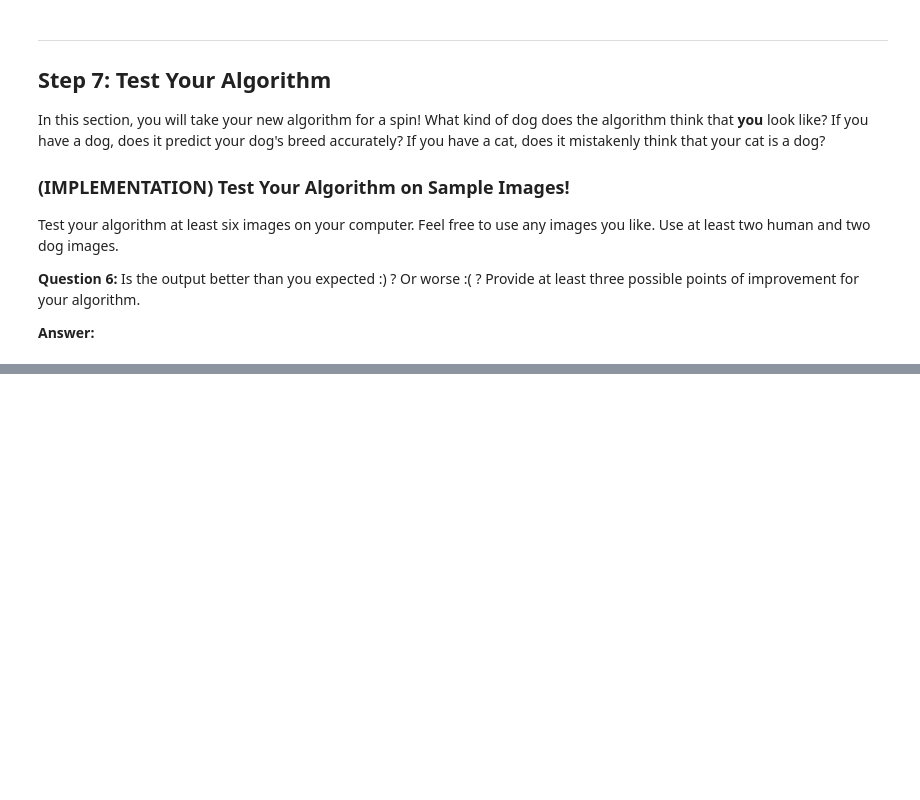
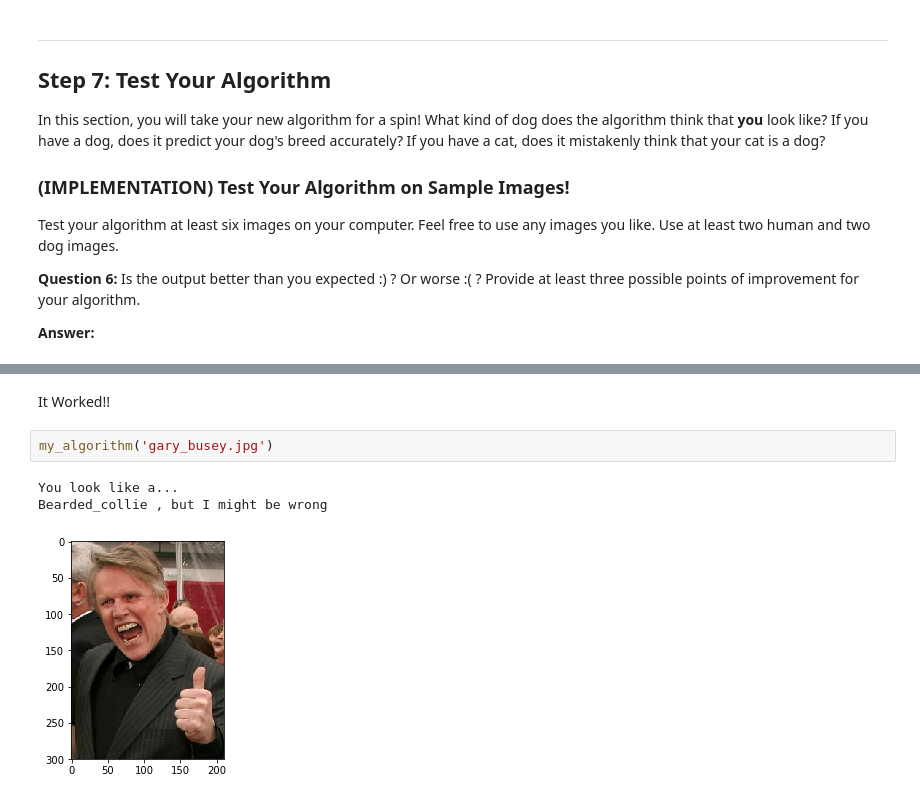
Before and after one commit to Dmiger/Udacity-dog-project, a Jupyter notebook: dog_app.ipynb, the cells around one changed output, grey strips where cells are left out. Cells and saved outputs as stored; diff of their text form; blank space fills up the shorter version.

```diff
--- a/dog_app.ipynb
+++ b/dog_app.ipynb
@@ -660,0 +835,8 @@ __Answer:__
+# %% [markdown]
+It Worked!!
+# %%
+my_algorithm('gary_busey.jpg')
+# %% [output]
+You look like a...
+Bearded_collie , but I might be wrong
+[figure, added]
```
Also changed, not shown: parts of 32 cells of this notebook.
